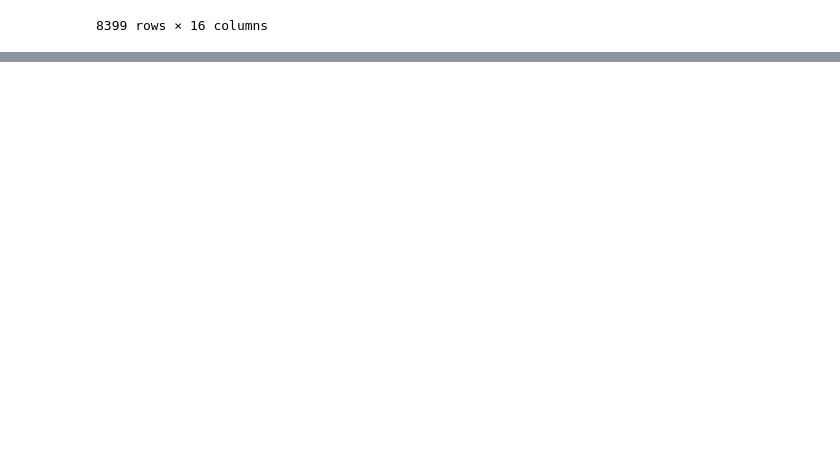
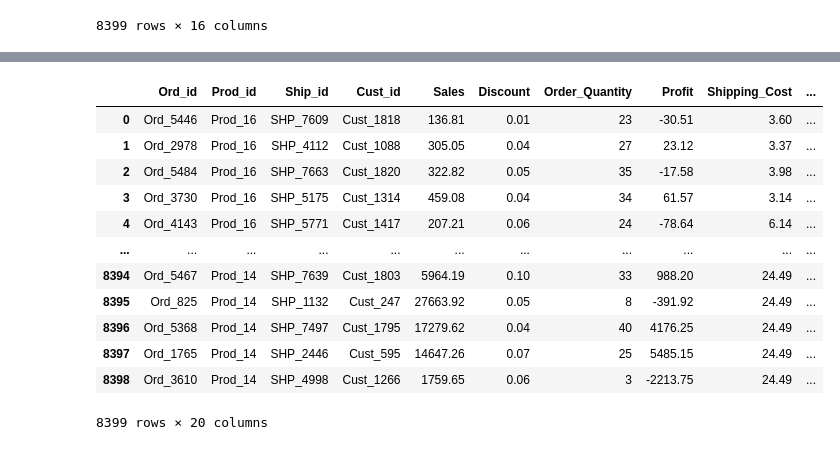
Before and after one commit to Ertugrul-Kurubal/Database-Modelling-And-Design, a Jupyter notebook: Project/E-Commerce/data_analysis.ipynb, the cells around one changed output, grey strips where cells are left out. Saved outputs shown, nothing was run; the diff lists cells and outputs as text; code cells hidden in the pictures; blank space fills up the shorter version.

```diff
--- a/Project/E-Commerce/data_analysis.ipynb
+++ b/Project/E-Commerce/data_analysis.ipynb
@@ -161,0 +160,3 @@ df8
+# %%
+df8 = pd.merge(df7, df4, how='inner', on='Ship_id')
+df8
@@ -161,0 +177,17 @@ df8
+# %%
+df9 = pd.merge(df8, df5, how='inner', on='Prod_id')
+df9
+# %% [output]
+|  | Ord_id | Prod_id | Ship_id | Cust_id | Sales | Discount | Order_Quantity | Profit | Shipping_Cost | ... |
+| 0 | Ord_5446 | Prod_16 | SHP_7609 | Cust_1818 | 136.81 | 0.01 | 23 | -30.51 | 3.60 | ... |
+| 1 | Ord_2978 | Prod_16 | SHP_4112 | Cust_1088 | 305.05 | 0.04 | 27 | 23.12 | 3.37 | ... |
+| 2 | Ord_5484 | Prod_16 | SHP_7663 | Cust_1820 | 322.82 | 0.05 | 35 | -17.58 | 3.98 | ... |
+| 3 | Ord_3730 | Prod_16 | SHP_5175 | Cust_1314 | 459.08 | 0.04 | 34 | 61.57 | 3.14 | ... |
+| 4 | Ord_4143 | Prod_16 | SHP_5771 | Cust_1417 | 207.21 | 0.06 | 24 | -78.64 | 6.14 | ... |
+| ... | ... | ... | ... | ... | ... | ... | ... | ... | ... | ... |
+| 8394 | Ord_5467 | Prod_14 | SHP_7639 | Cust_1803 | 5964.19 | 0.10 | 33 | 988.20 | 24.49 | ... |
+| 8395 | Ord_825 | Prod_14 | SHP_1132 | Cust_247 | 27663.92 | 0.05 | 8 | -391.92 | 24.49 | ... |
+| 8396 | Ord_5368 | Prod_14 | SHP_7497 | Cust_1795 | 17279.62 | 0.04 | 40 | 4176.25 | 24.49 | ... |
+| 8397 | Ord_1765 | Prod_14 | SHP_2446 | Cust_595 | 14647.26 | 0.07 | 25 | 5485.15 | 24.49 | ... |
+| 8398 | Ord_3610 | Prod_14 | SHP_4998 | Cust_1266 | 1759.65 | 0.06 | 3 | -2213.75 | 24.49 | ... |
+8399 rows × 20 columns
```
Also changed, not shown: parts of 4 cells of this notebook, 2 other files.
